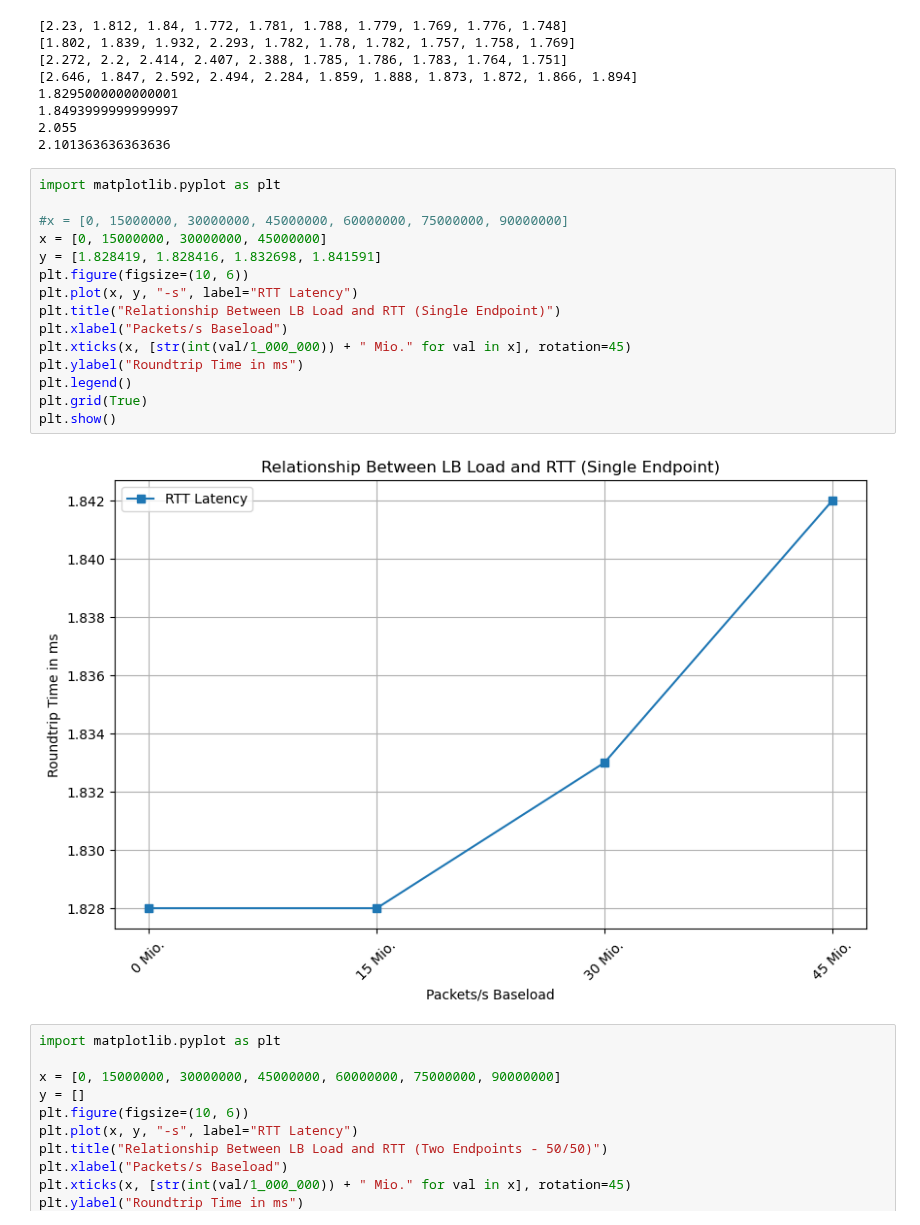
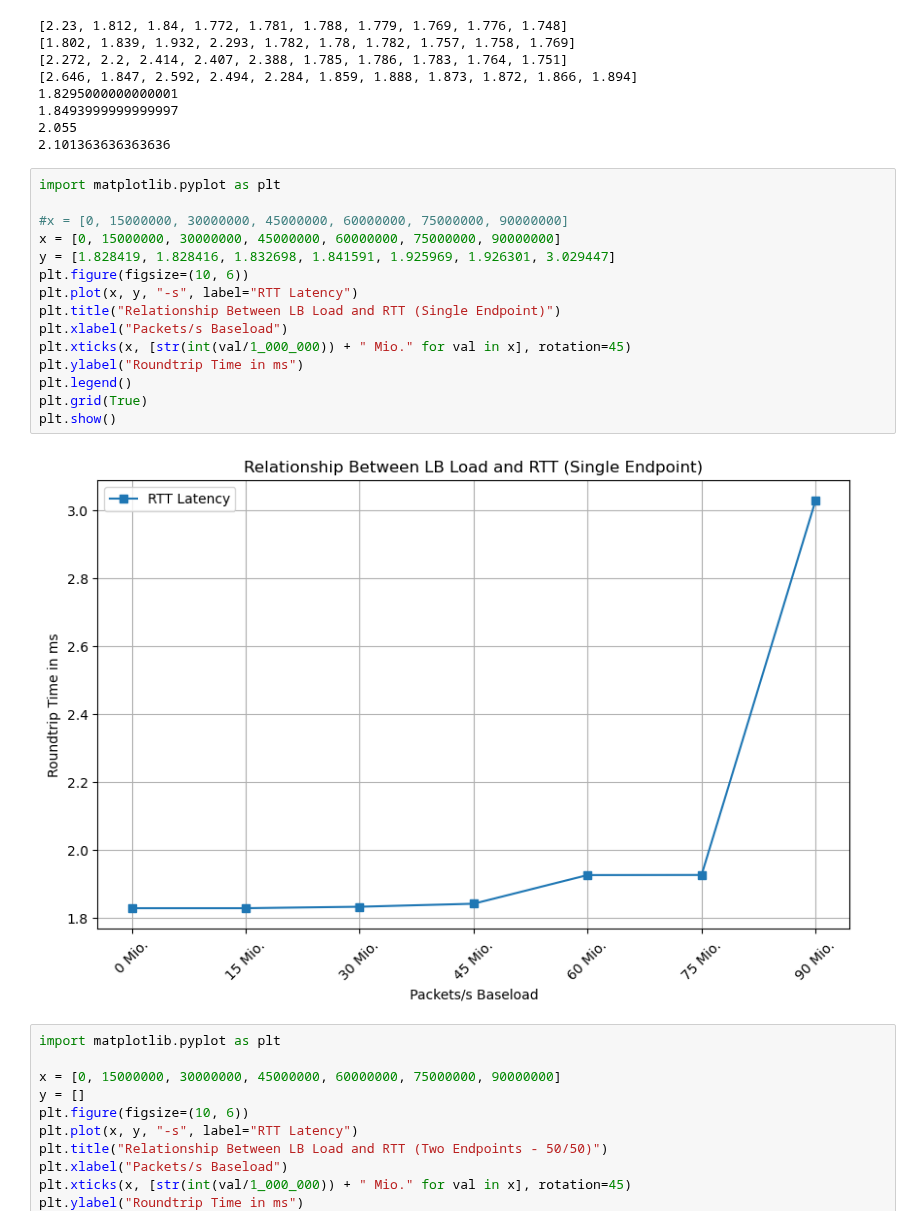
Before and after one commit to gespel/Bachelorarbeit, a Jupyter notebook: notebooks/latency.ipynb, the cells around one changed output. Saved outputs shown, nothing was run; the diff lists cells and outputs as text.

```diff
--- a/notebooks/latency.ipynb
+++ b/notebooks/latency.ipynb
@@ -45,20 +45,20 @@ def get_average(data):
 # %%
 import matplotlib.pyplot as plt
 
 #x = [0, 15000000, 30000000, 45000000, 60000000, 75000000, 90000000]
-x = [0, 15000000, 30000000, 45000000]
-y = [1.828419, 1.828416, 1.832698, 1.841591]
+x = [0, 15000000, 30000000, 45000000, 60000000, 75000000, 90000000]
+y = [1.828419, 1.828416, 1.832698, 1.841591, 1.925969, 1.926301, 3.029447]
 plt.figure(figsize=(10, 6))
 plt.plot(x, y, "-s", label="RTT Latency")
 plt.title("Relationship Between LB Load and RTT (Single Endpoint)")
 plt.xlabel("Packets/s Baseload")
 plt.xticks(x, [str(int(val/1_000_000)) + " Mio." for val in x], rotation=45)
 plt.ylabel("Roundtrip Time in ms")
 plt.legend()
 plt.grid(True)
 plt.show()
 # %% [output]
-[figure, old version]
+[figure, new version]
 # %%
 import matplotlib.pyplot as plt
 
```
